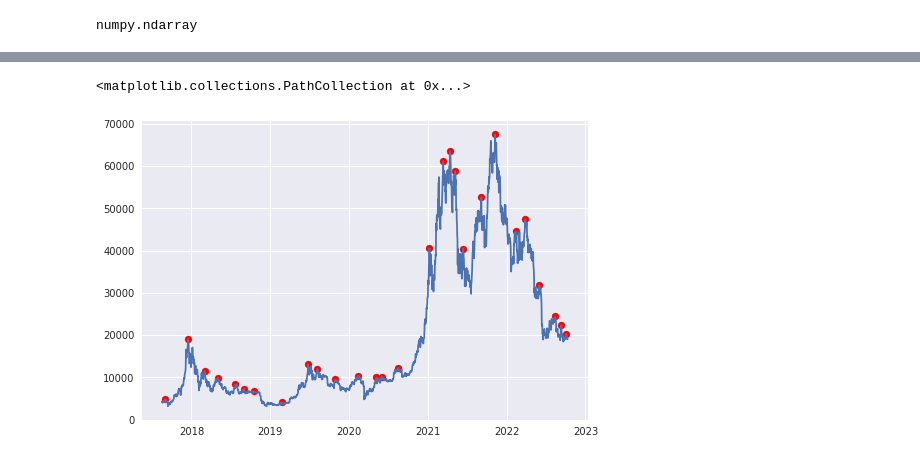
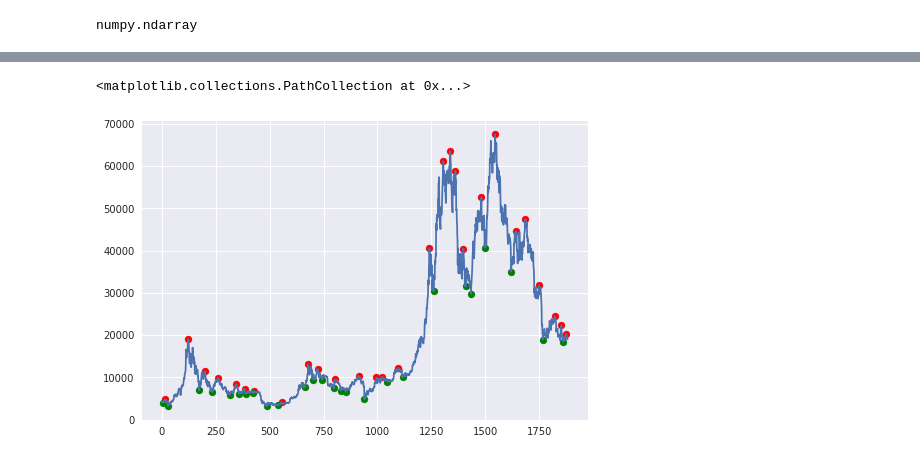
Before and after one commit to adevrent/freqtrade_custom_strats, a Jupyter notebook: python_concepts/pivot_points/argrelextrema_btc_example.ipynb, the cells around one changed output, grey strips where cells are left out. Cells and saved outputs as stored; diff of their text form; code cells hidden in the pictures.

Commit message:
updated argrelextrema

```diff
--- a/python_concepts/pivot_points/argrelextrema_btc_example.ipynb
+++ b/python_concepts/pivot_points/argrelextrema_btc_example.ipynb
@@ -41,6 +41,8 @@ df
 # convert to datetime
 df['date'] = pd.to_datetime(df['date'])
 # set the index
-df.set_index('date', inplace=True)
+#df.set_index('date', inplace=True)
+df = df[::-1]
+df = df.reset_index(drop = True)
 df
 # %% [output]
@@ -77,0 +84,4 @@ max_idx = argrelextrema(close_array, np.greater, order = 20)[0]
+# %%
+min_idx = argrelextrema(close_array, np.less, order = 20)[0]
+min_idx
+len(min_idx)
@@ -99,7 +158,9 @@ df.iloc[max_idx]
 # %%
+plt.figure(figsize = [48, 8])
 plt.style.use("seaborn")
 plt.plot(df.index, df["close"])
 plt.scatter(df.iloc[max_idx].index, df.iloc[max_idx]["close"], color = "r")
+plt.scatter(df.iloc[min_idx].index, df.iloc[min_idx]["close"], color = "g")
 # %% [output]
 <matplotlib.collections.PathCollection at 0x...>
-[figure, old version]
+[figure, new version]
```
Also changed, not shown: parts of 9 cells of this notebook, 2 other files.
